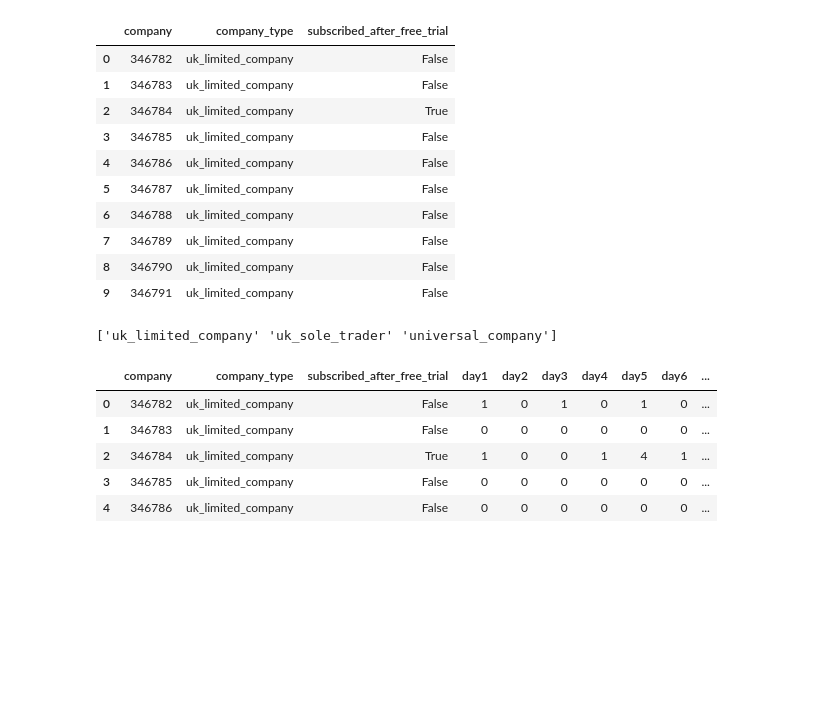
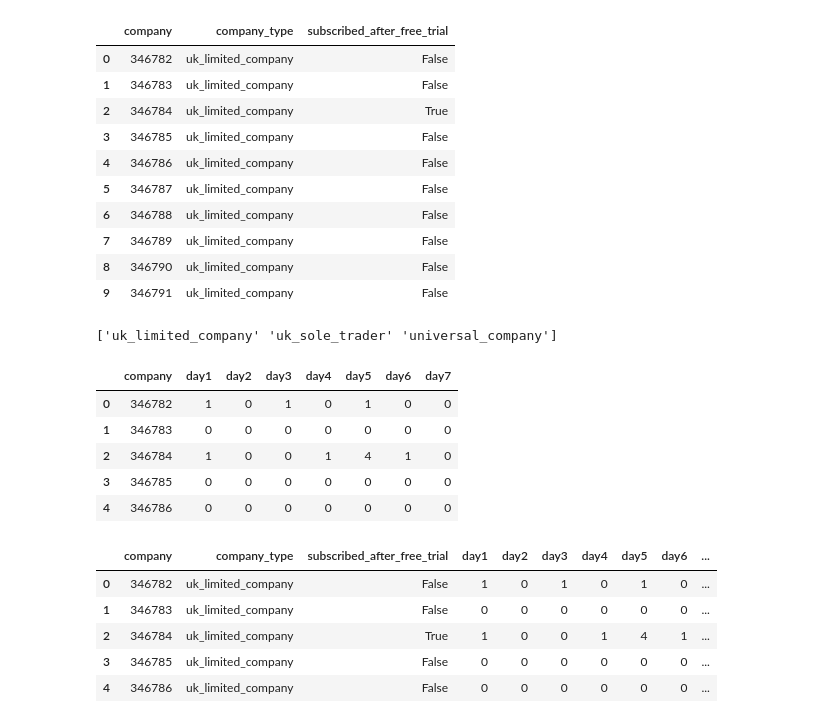
Before and after one commit to NikolayOG/freeagent-datascience, a Jupyter notebook: analysis.ipynb, the cells around one changed output. Saved outputs shown, nothing was run; the diff lists cells and outputs as text; code cells hidden in the pictures; blank space fills up the shorter version.

```diff
--- a/analysis.ipynb
+++ b/analysis.ipynb
@@ -34,40 +51,31 @@ with open('engagement_report.log') as f:
 # %%
 data_logs = pd.DataFrame(columns=['company', 'day1', 'day2', 'day3', 'day4', 'day5', 'day6', 'day7'])
 # %%
-# week_days = 1
-# i = 0
-# while i < len(raw_data_logs):
-#     row = []
-#     company = raw_data_logs[i][8:14]
-#     day1 = int(raw_data_logs[i][25:26])
-#     day2 = int(raw_data_logs[i + 1][25:26])
-#     day3 = int(raw_data_logs[i + 2][25:26])
-#     day4 = int(raw_data_logs[i + 3][25:26])
-#     day5 = int(raw_data_logs[i + 4][25:26])
-#     day6 = int(raw_data_logs[i + 5][25:26])
-#     day7 = int(raw_data_logs[i + 6][25:26])
-
-#     row = [company, day1, day2, day3, day4, day5, day6, day7]
-#     data_logs.loc[i] = row
-
-#     i += 7
-
 record_index = 0
 for day in range(len(raw_data_logs)):
     if (day % 7 == 0):
         row = []
         company = int(raw_data_logs[day][8:14])
         day1 = int(raw_data_logs[day][25:26])
         day2 = int(raw_data_logs[day + 1][25:26])
         day3 = int(raw_data_logs[day + 2][25:26])
         day4 = int(raw_data_logs[day + 3][25:26])
         day5 = int(raw_data_logs[day + 4][25:26])
         day6 = int(raw_data_logs[day + 5][25:26])
         day7 = int(raw_data_logs[day + 6][25:26])
 
         row = [company, day1, day2, day3, day4, day5, day6, day7]
         data_logs.loc[record_index] = row
         record_index += 1
+
+data_logs.head()
+# %% [output]
+|  | company | day1 | day2 | day3 | day4 | day5 | day6 | day7 |
+| 0 | 346782 | 1 | 0 | 1 | 0 | 1 | 0 | 0 |
+| 1 | 346783 | 0 | 0 | 0 | 0 | 0 | 0 | 0 |
+| 2 | 346784 | 1 | 0 | 0 | 1 | 4 | 1 | 0 |
+| 3 | 346785 | 0 | 0 | 0 | 0 | 0 | 0 | 0 |
+| 4 | 346786 | 0 | 0 | 0 | 0 | 0 | 0 | 0 |
 # %%
 data = pd.merge(data_attributes, data_logs, on='company', how='inner')
 data.head()
```
Also changed, not shown: parts of 24 cells of this notebook.
